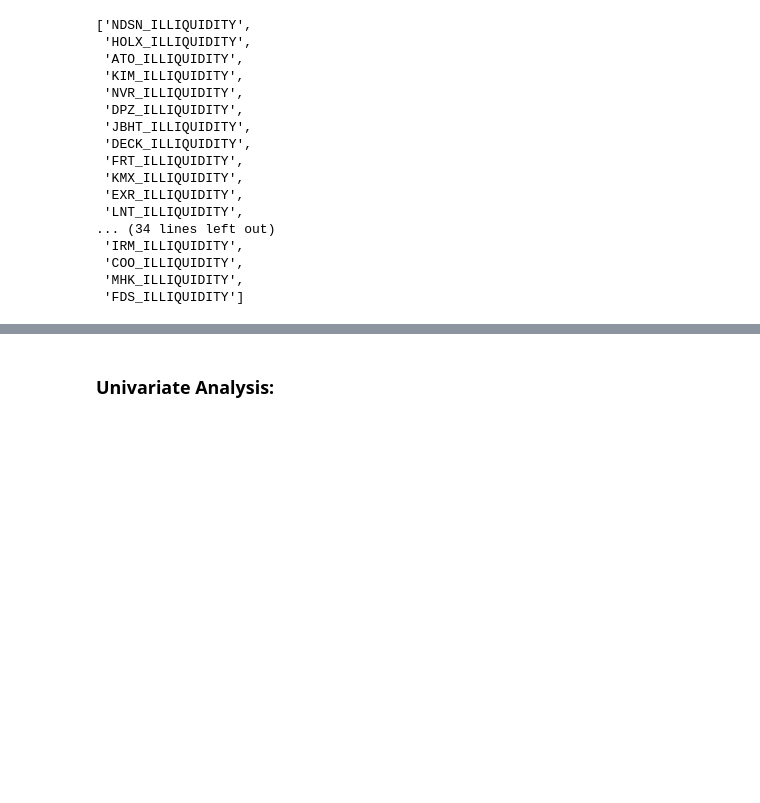
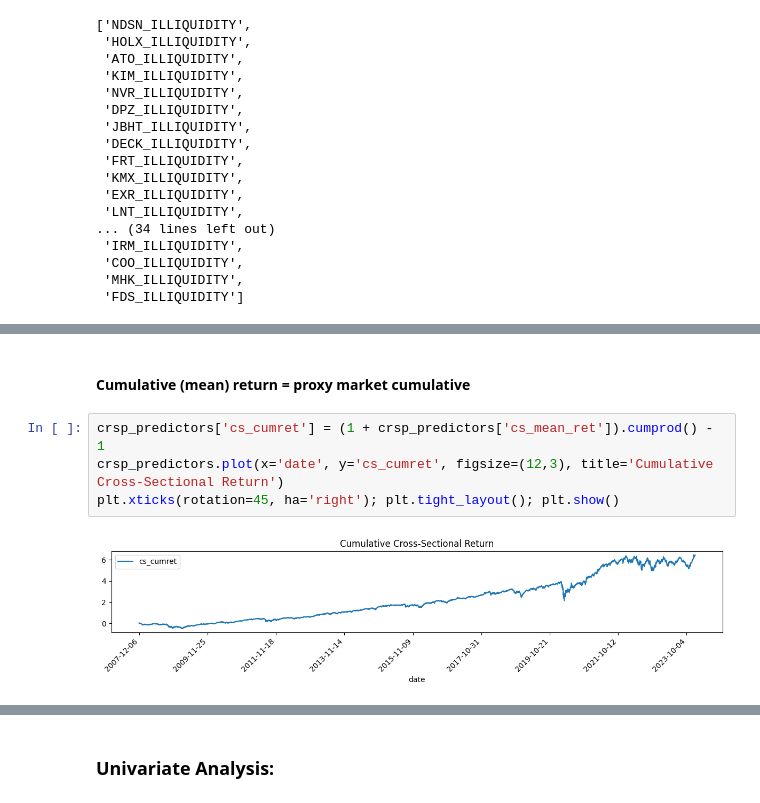
Before and after one commit to travisdesell/exact, a Jupyter notebook: financial_loss_functions/exploration.ipynb, the cells around one changed output, grey strips where cells are left out. Drawn from its saved outputs; the diff is of its cells as text; blank space fills up the shorter version.

```diff
--- a/financial_loss_functions/exploration.ipynb
+++ b/financial_loss_functions/exploration.ipynb
@@ -231,0 +263,8 @@ crsp_predictors.set_index('date')[['cs_mean_ret','cs_std_ret']].plot(title='Cros
+# %% [markdown]
+#### Cumulative (mean) return = proxy market cumulative
+# %%
+crsp_predictors['cs_cumret'] = (1 + crsp_predictors['cs_mean_ret']).cumprod() - 1
+crsp_predictors.plot(x='date', y='cs_cumret', figsize=(12,3), title='Cumulative Cross-Sectional Return')
+plt.xticks(rotation=45, ha='right'); plt.tight_layout(); plt.show()
+# %% [output]
+[figure, added]
```
Also changed, not shown: parts of 17 cells of this notebook.
